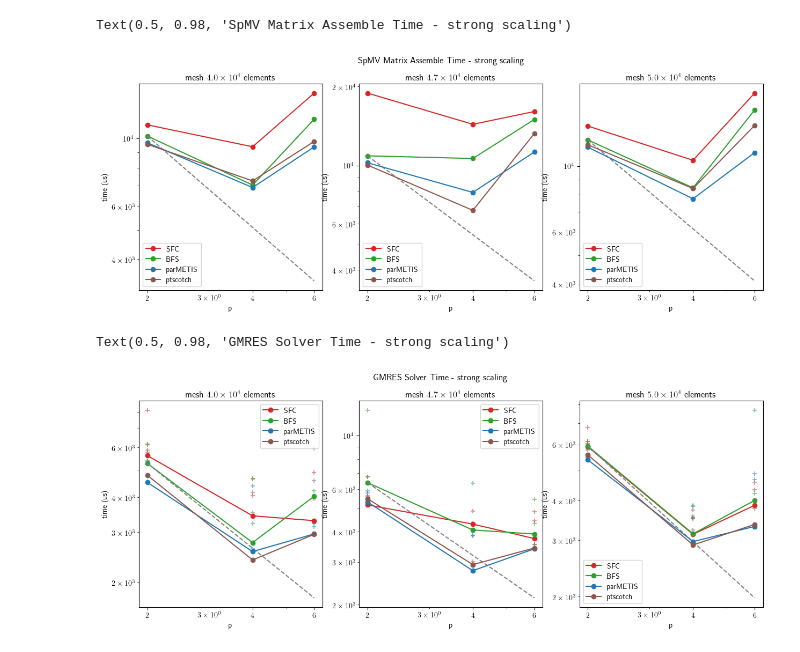
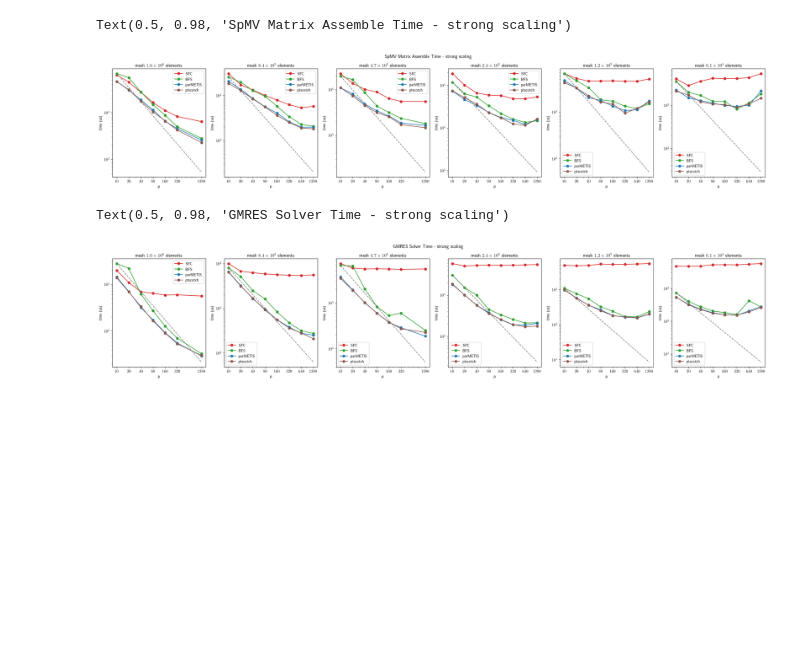
Before and after one commit to paralab/partition, a Jupyter notebook: mpi-cpp/scaling_plot.ipynb, the cells around one changed output. Cells and saved outputs as stored; diff of their text form; code cells hidden in the pictures; blank space fills up the shorter version.

```diff
--- a/mpi-cpp/scaling_plot.ipynb
+++ b/mpi-cpp/scaling_plot.ipynb
@@ -43,7 +43,7 @@ prev_file = 'results/frontera-scaling-front_bfs___2024-06-06__19-42-12.json'
 
 # prev_file = "results/frontera-scaling-std-bfs-dist-filter-changed-ghost-types-32-32-16___2024-05-28__18-33-13.json"
 
-input_file_name = "test.json"
+input_file_name = "results/frontera-scaling-front_bfs-withptscotch___2024-07-05__14-45-02.json"
 # %%
 df = pd.read_json(input_file_name, orient='records',lines=True)
 # print(df)
@@ -131,9 +131,9 @@ for mesh_idx in range(mesh_count):
 
 
     # plotting individual data points
-    axs[mesh_idx].scatter(filtered_df['np'], filtered_df['BFS_labeling_time'], color=plot_colors[1], marker='+', alpha=0.5, label='_BFS data')
-    axs[mesh_idx].scatter(filtered_df['np'], filtered_df['parMETIS_labeling_time'], color=plot_colors[2], marker='+', alpha=0.5, label='_parMETIS data')
-    axs[mesh_idx].scatter(filtered_df['np'], filtered_df['ptscotch_labeling_time'], color=plot_colors[3], marker='+', alpha=0.5, label='_ptscotch data')
+    # axs[mesh_idx].scatter(filtered_df['np'], filtered_df['BFS_labeling_time'], color=plot_colors[1], marker='+', alpha=0.5, label='_BFS data')
+    # axs[mesh_idx].scatter(filtered_df['np'], filtered_df['parMETIS_labeling_time'], color=plot_colors[2], marker='+', alpha=0.5, label='_parMETIS data')
+    # axs[mesh_idx].scatter(filtered_df['np'], filtered_df['ptscotch_labeling_time'], color=plot_colors[3], marker='+', alpha=0.5, label='_ptscotch data')
 
 
 
@@ -300,7 +300,7 @@ for mesh_idx in range(mesh_count):
 fig.suptitle('SpMV Matrix Assemble Time - strong scaling')
 # %% [output]
 Text(0.5, 0.98, 'SpMV Matrix Assemble Time - strong scaling')
-[figure, old version]
+[figure, new version]
 # %%
 fig, axs = plt.subplots(1, mesh_count, figsize=(5*mesh_count, 5))
 
@@ -336,38 +336,38 @@ for mesh_idx in range(mesh_count):
     min_rows = filtered_df.groupby(['np'])['parMETIS_matvec_time'].transform(AGGREGATION_METHOD) == filtered_df['parMETIS_matvec_time']
     min_df = filtered_df[min_rows].copy()
     min_df.reset_index(drop=True, inplace=True)
     axs[mesh_idx].plot(min_df['np'], min_df['parMETIS_matvec_time'],color=plot_colors[2], label=f"parMETIS", marker='o')
 
     # plotting ptscotch time
     min_rows = filtered_df.groupby(['np'])['ptscotch_matvec_time'].transform(AGGREGATION_METHOD) == filtered_df['ptscotch_matvec_time']
     min_df = filtered_df[min_rows].copy()
     min_df.reset_index(drop=True, inplace=True)
     axs[mesh_idx].plot(min_df['np'], min_df['ptscotch_matvec_time'],color=plot_colors[3], label=f"ptscotch", marker='o')
 
 
 
     # plotting individual data points
-    axs[mesh_idx].scatter(filtered_df['np'], filtered_df['SFC_morton_matvec_time'], color=plot_colors[0], marker='+', alpha=0.5, label='_SFC data')
-    axs[mesh_idx].scatter(filtered_df['np'], filtered_df['BFS_matvec_time'], color=plot_colors[1], marker='+', alpha=0.5, label='_BFS data')
-    axs[mesh_idx].scatter(filtered_df['np'], filtered_df['parMETIS_matvec_time'], color=plot_colors[2], marker='+', alpha=0.5, label='_parMETIS data')
-    axs[mesh_idx].scatter(filtered_df['np'], filtered_df['ptscotch_matvec_time'], color=plot_colors[3], marker='+', alpha=0.5, label='_ptscotch data')
+    # axs[mesh_idx].scatter(filtered_df['np'], filtered_df['SFC_morton_matvec_time'], color=plot_colors[0], marker='+', alpha=0.5, label='_SFC data')
+    # axs[mesh_idx].scatter(filtered_df['np'], filtered_df['BFS_matvec_time'], color=plot_colors[1], marker='+', alpha=0.5, label='_BFS data')
+    # axs[mesh_idx].scatter(filtered_df['np'], filtered_df['parMETIS_matvec_time'], color=plot_colors[2], marker='+', alpha=0.5, label='_parMETIS data')
+    # axs[mesh_idx].scatter(filtered_df['np'], filtered_df['ptscotch_matvec_time'], color=plot_colors[3], marker='+', alpha=0.5, label='_ptscotch data')
 
 
     axs[mesh_idx].set_xscale('log')
     axs[mesh_idx].set_yscale('log')
     axs[mesh_idx].set_xticks(filtered_df['np'].unique())
     axs[mesh_idx].get_xaxis().set_major_formatter(ScalarFormatter())
     axs[mesh_idx].set_title("mesh   "+   format_scientific_notation_with_superscript(element_count)+ " elements")
     axs[mesh_idx].set_xlabel('p')
     axs[mesh_idx].set_ylabel('time (us)')
 
 
 
     axs[mesh_idx].legend()
 fig.suptitle(r'GMRES Solver Time - strong scaling')
 # %% [output]
 Text(0.5, 0.98, 'GMRES Solver Time - strong scaling')
-[figure, old version]
+[figure, new version]
 # %%
 # fig, axs = plt.subplots(1, 1, figsize=(7, 7))
 # for mesh_idx in range(mesh_count):
```
Also changed, not shown: parts of 2 cells of this notebook, 4 other files.
